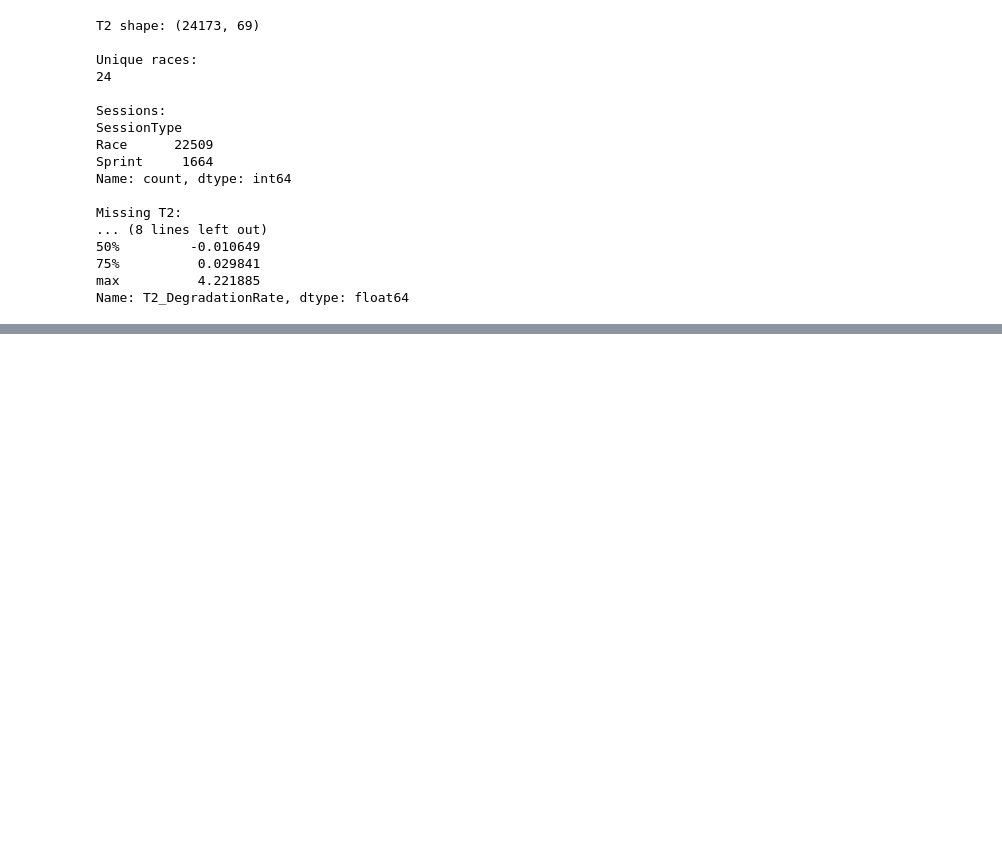
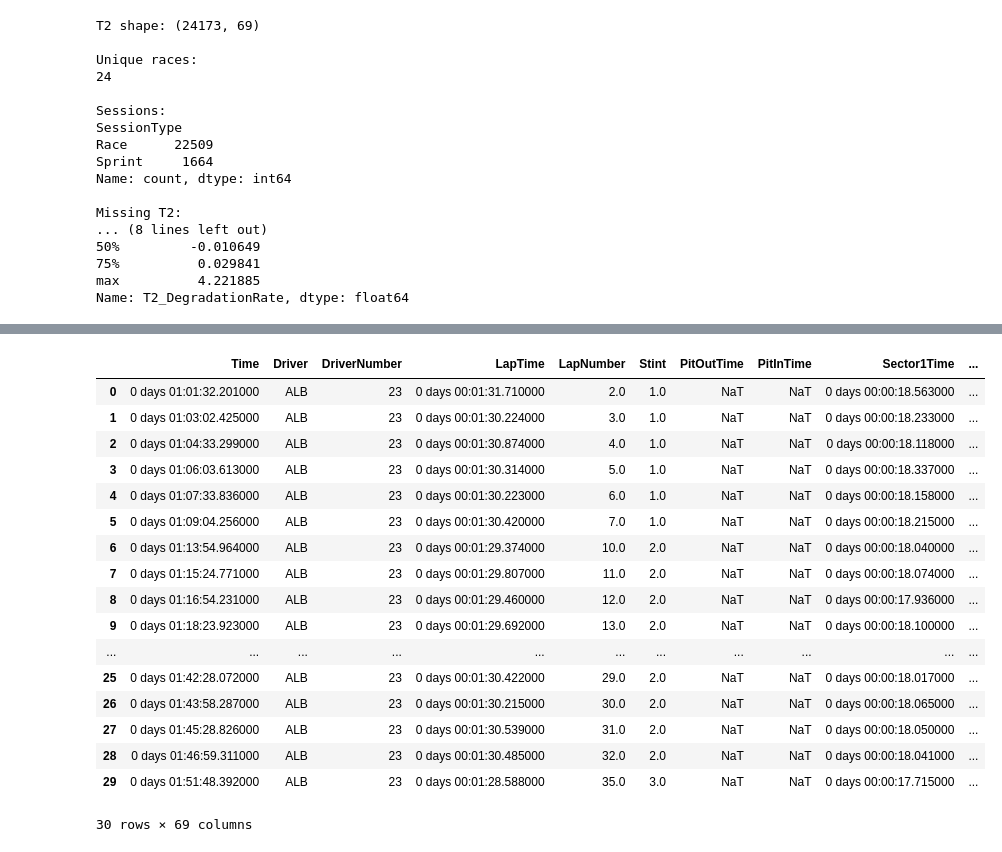
Before and after one commit to mohammedDhinojwala/f1-ai-race-strategy, a Jupyter notebook: notebooks/01_data_investigation.ipynb, the cells around one changed output, grey strips where cells are left out. Saved outputs shown, nothing was run; the diff lists cells and outputs as text; code cells hidden in the pictures; blank space fills up the shorter version.

```diff
--- a/notebooks/01_data_investigation.ipynb
+++ b/notebooks/01_data_investigation.ipynb
@@ -9077,0 +9507,21 @@ Name: T2_DegradationRate, dtype: float64
+# %%
+T2_lap.head(30)
+# %% [output]
+|  | Time | Driver | DriverNumber | LapTime | LapNumber | Stint | PitOutTime | PitInTime | Sector1Time | ... |
+| 0 | 0 days 01:01:32.201000 | ALB | 23 | 0 days 00:01:31.710000 | 2.0 | 1.0 | NaT | NaT | 0 days 00:00:18.563000 | ... |
+| 1 | 0 days 01:03:02.425000 | ALB | 23 | 0 days 00:01:30.224000 | 3.0 | 1.0 | NaT | NaT | 0 days 00:00:18.233000 | ... |
+| 2 | 0 days 01:04:33.299000 | ALB | 23 | 0 days 00:01:30.874000 | 4.0 | 1.0 | NaT | NaT | 0 days 00:00:18.118000 | ... |
+| 3 | 0 days 01:06:03.613000 | ALB | 23 | 0 days 00:01:30.314000 | 5.0 | 1.0 | NaT | NaT | 0 days 00:00:18.337000 | ... |
+| 4 | 0 days 01:07:33.836000 | ALB | 23 | 0 days 00:01:30.223000 | 6.0 | 1.0 | NaT | NaT | 0 days 00:00:18.158000 | ... |
+| 5 | 0 days 01:09:04.256000 | ALB | 23 | 0 days 00:01:30.420000 | 7.0 | 1.0 | NaT | NaT | 0 days 00:00:18.215000 | ... |
+| 6 | 0 days 01:13:54.964000 | ALB | 23 | 0 days 00:01:29.374000 | 10.0 | 2.0 | NaT | NaT | 0 days 00:00:18.040000 | ... |
+| 7 | 0 days 01:15:24.771000 | ALB | 23 | 0 days 00:01:29.807000 | 11.0 | 2.0 | NaT | NaT | 0 days 00:00:18.074000 | ... |
+| 8 | 0 days 01:16:54.231000 | ALB | 23 | 0 days 00:01:29.460000 | 12.0 | 2.0 | NaT | NaT | 0 days 00:00:17.936000 | ... |
+| 9 | 0 days 01:18:23.923000 | ALB | 23 | 0 days 00:01:29.692000 | 13.0 | 2.0 | NaT | NaT | 0 days 00:00:18.100000 | ... |
+| ... | ... | ... | ... | ... | ... | ... | ... | ... | ... | ... |
+| 25 | 0 days 01:42:28.072000 | ALB | 23 | 0 days 00:01:30.422000 | 29.0 | 2.0 | NaT | NaT | 0 days 00:00:18.017000 | ... |
+| 26 | 0 days 01:43:58.287000 | ALB | 23 | 0 days 00:01:30.215000 | 30.0 | 2.0 | NaT | NaT | 0 days 00:00:18.065000 | ... |
+| 27 | 0 days 01:45:28.826000 | ALB | 23 | 0 days 00:01:30.539000 | 31.0 | 2.0 | NaT | NaT | 0 days 00:00:18.050000 | ... |
+| 28 | 0 days 01:46:59.311000 | ALB | 23 | 0 days 00:01:30.485000 | 32.0 | 2.0 | NaT | NaT | 0 days 00:00:18.041000 | ... |
+| 29 | 0 days 01:51:48.392000 | ALB | 23 | 0 days 00:01:28.588000 | 35.0 | 3.0 | NaT | NaT | 0 days 00:00:17.715000 | ... |
+30 rows × 69 columns
```
Also changed, not shown: parts of 23 cells of this notebook.
